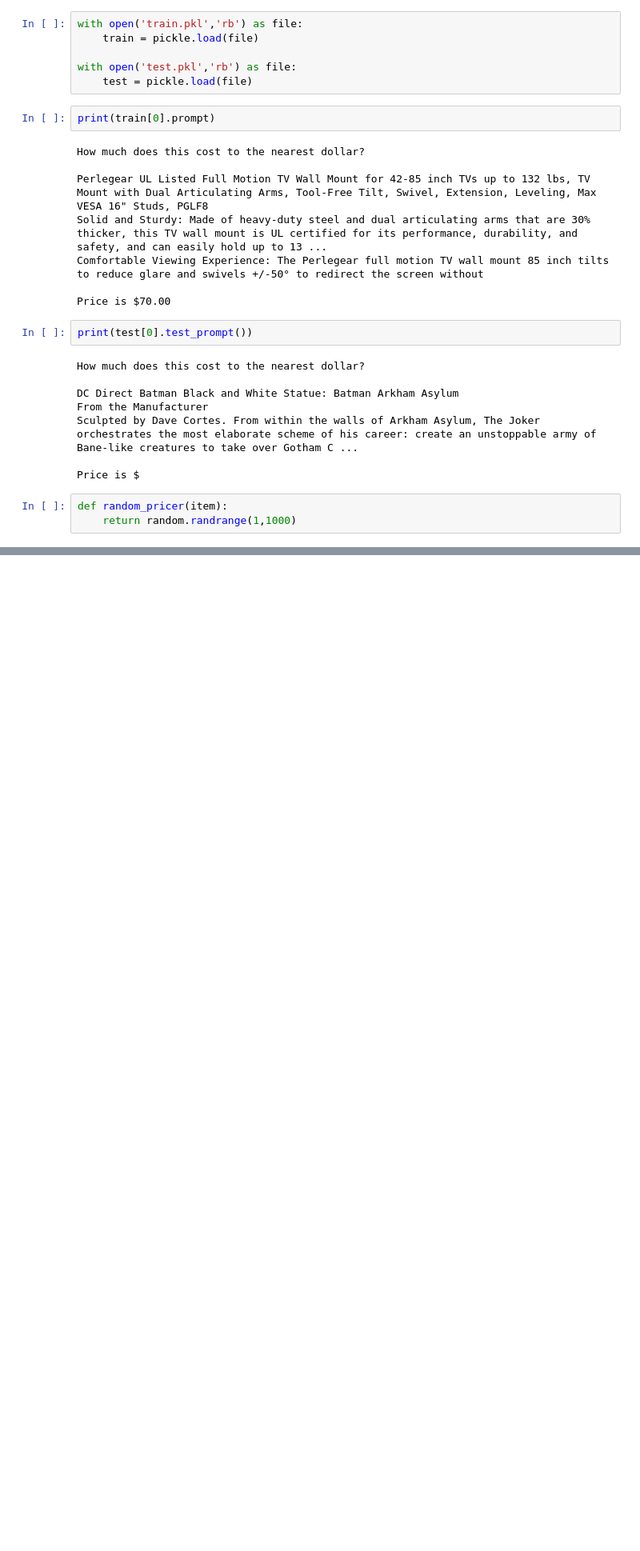
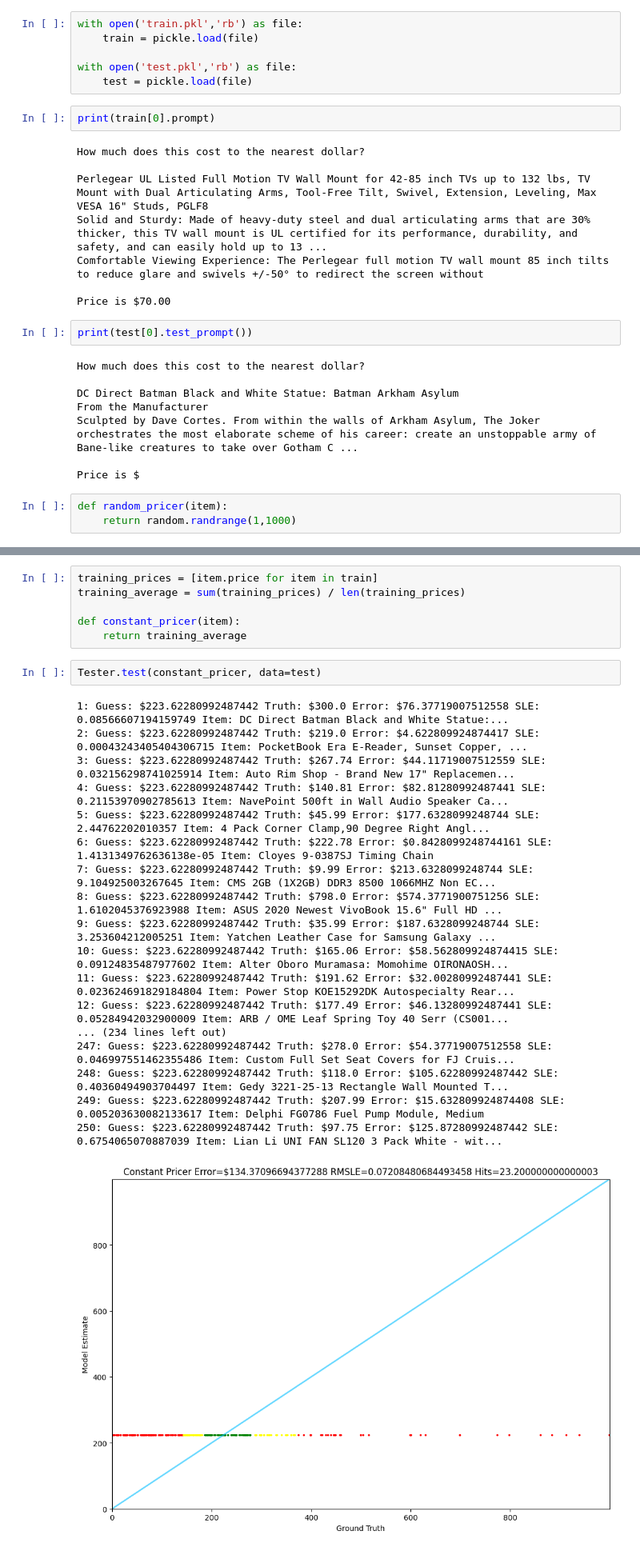
Before and after one commit to zeus2x7/Pricer, a Jupyter notebook: Results/BaseLineModels.ipynb, the cells around one changed output, grey strips where cells are left out. Shown at 80% size. Saved outputs shown, nothing was run; the diff lists cells and outputs as text; blank space fills up the shorter version.

```diff
--- a/Results/BaseLineModels.ipynb
+++ b/Results/BaseLineModels.ipynb
@@ -68,0 +86,27 @@ TypeError: Tester.test() got an unexpected keyword argument 'data'
+# %%
+training_prices = [item.price for item in train]
+training_average = sum(training_prices) / len(training_prices)
+
+def constant_pricer(item):
+    return training_average
+# %%
+Tester.test(constant_pricer, data=test)
+# %% [output]
+1: Guess: $223.62280992487442 Truth: $300.0 Error: $76.37719007512558 SLE: 0.08566607194159749 Item: DC Direct Batman Black and White Statue:...
+2: Guess: $223.62280992487442 Truth: $219.0 Error: $4.622809924874417 SLE: 0.00043243405404306715 Item: PocketBook Era E-Reader, Sunset Copper, ...
+3: Guess: $223.62280992487442 Truth: $267.74 Error: $44.11719007512559 SLE: 0.032156298741025914 Item: Auto Rim Shop - Brand New 17" Replacemen...
+4: Guess: $223.62280992487442 Truth: $140.81 Error: $82.81280992487441 SLE: 0.21153970902785613 Item: NavePoint 500ft in Wall Audio Speaker Ca...
+5: Guess: $223.62280992487442 Truth: $45.99 Error: $177.6328099248744 SLE: 2.44762202010357 Item: 4 Pack Corner Clamp,90 Degree Right Angl...
+6: Guess: $223.62280992487442 Truth: $222.78 Error: $0.8428099248744161 SLE: 1.4131349762636138e-05 Item: Cloyes 9-0387SJ Timing Chain
+7: Guess: $223.62280992487442 Truth: $9.99 Error: $213.6328099248744 SLE: 9.104925003267645 Item: CMS 2GB (1X2GB) DDR3 8500 1066MHZ Non EC...
+8: Guess: $223.62280992487442 Truth: $798.0 Error: $574.3771900751256 SLE: 1.6102045376923988 Item: ASUS 2020 Newest VivoBook 15.6" Full HD ...
+9: Guess: $223.62280992487442 Truth: $35.99 Error: $187.6328099248744 SLE: 3.253604212005251 Item: Yatchen Leather Case for Samsung Galaxy ...
+10: Guess: $223.62280992487442 Truth: $165.06 Error: $58.562809924874415 SLE: 0.09124835487977602 Item: Alter Oboro Muramasa: Momohime OIRONAOSH...
+11: Guess: $223.62280992487442 Truth: $191.62 Error: $32.00280992487441 SLE: 0.023624691829184804 Item: Power Stop KOE15292DK Autospecialty Rear...
+12: Guess: $223.62280992487442 Truth: $177.49 Error: $46.13280992487441 SLE: 0.05284942032900009 Item: ARB / OME Leaf Spring Toy 40 Serr (CS001...
+... (234 lines left out)
+247: Guess: $223.62280992487442 Truth: $278.0 Error: $54.37719007512558 SLE: 0.046997551462355486 Item: Custom Full Set Seat Covers for FJ Cruis...
+248: Guess: $223.62280992487442 Truth: $118.0 Error: $105.62280992487442 SLE: 0.40360494903704497 Item: Gedy 3221-25-13 Rectangle Wall Mounted T...
+249: Guess: $223.62280992487442 Truth: $207.99 Error: $15.632809924874408 SLE: 0.005203630082133617 Item: Delphi FG0786 Fuel Pump Module, Medium
+250: Guess: $223.62280992487442 Truth: $97.75 Error: $125.87280992487442 SLE: 0.6754065070887039 Item: Lian Li UNI FAN SL120 3 Pack White - wit...
+[figure, added]
```
Also changed, not shown: parts of 47 cells of this notebook.
